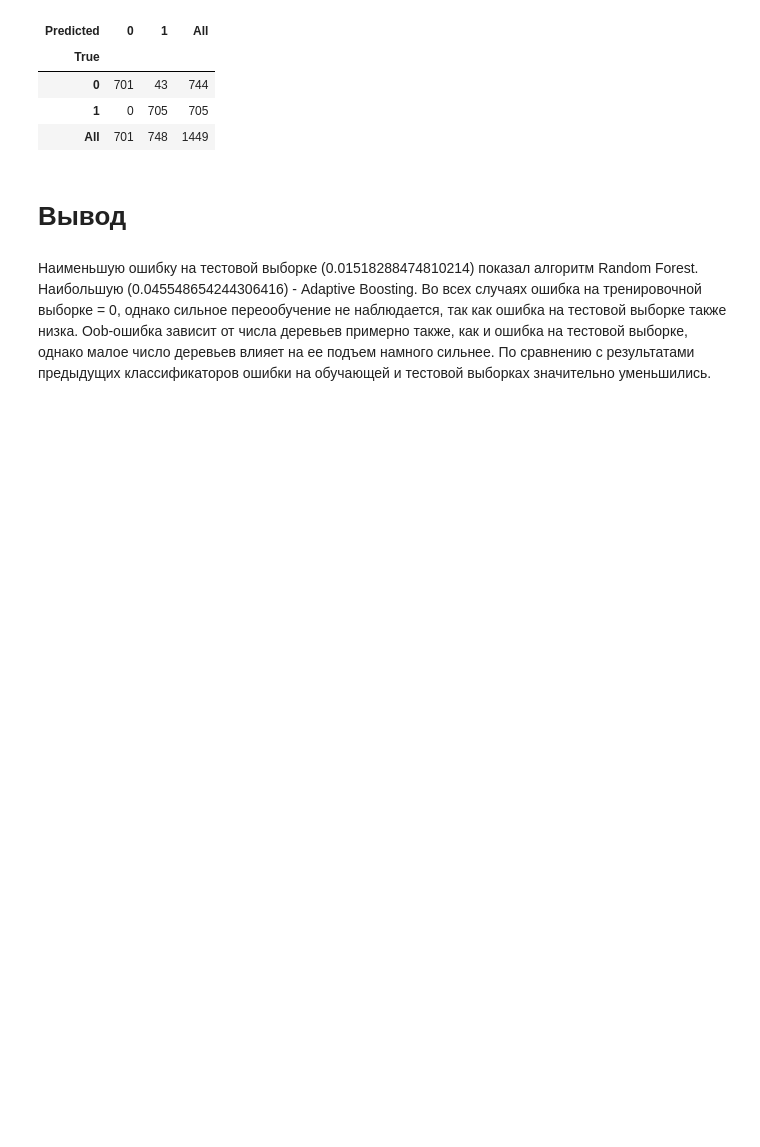
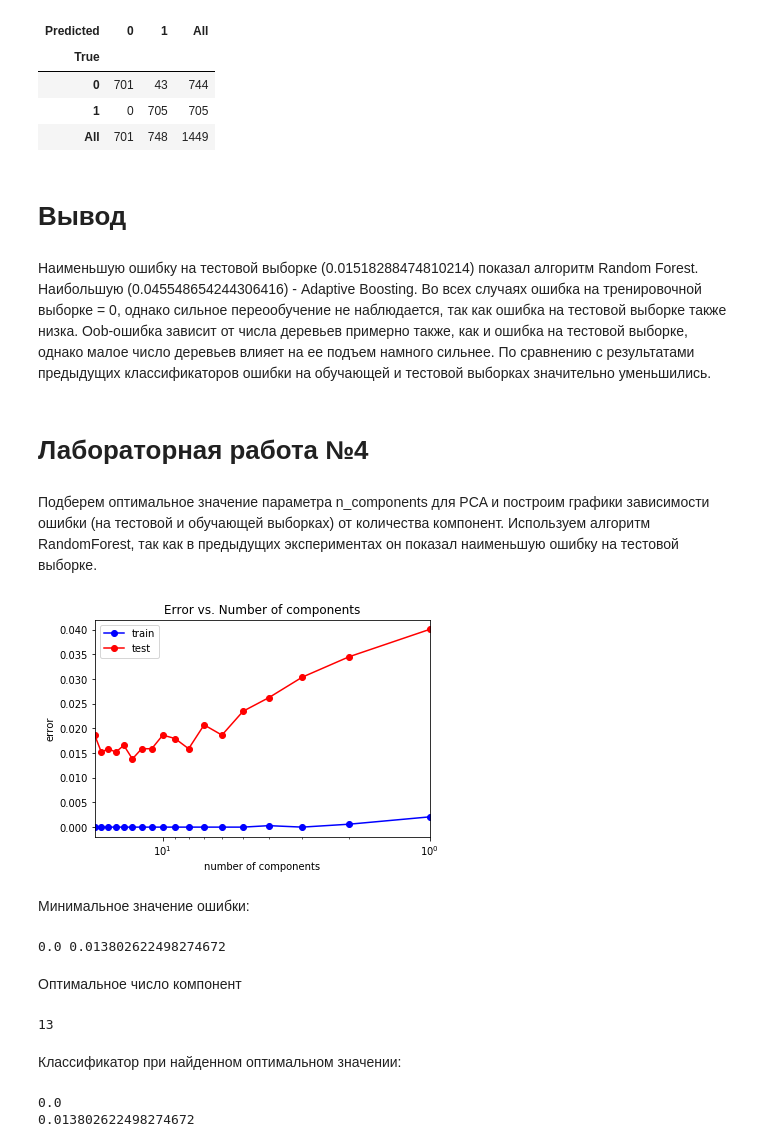
Before and after one commit to AlexanderSergeev/MachineLearning, a Jupyter notebook: LR.ipynb, the cells around one changed output. Cells and saved outputs as stored; diff of their text form; code cells hidden in the pictures; blank space fills up the shorter version.

```diff
--- a/LR.ipynb
+++ b/LR.ipynb
@@ -1194,3 +1194,70 @@ pd.crosstab(y_test, y_test_pred, rownames=['True'], colnames=['Predicted'], marg
 # Вывод
 # %% [markdown]
 Наименьшую ошибку на тестовой выборке (0.01518288474810214) показал алгоритм Random Forest. Наибольшую (0.045548654244306416) - Adaptive Boosting. Во всех случаях ошибка на тренировочной выборке = 0, однако сильное переообучение не наблюдается, так как ошибка на тестовой выборке также низка. Oob-ошибка зависит от числа деревьев примерно также, как и ошибка на тестовой выборке, однако малое число деревьев влияет на ее подъем намного сильнее. По сравнению с результатами предыдущих классификаторов ошибки на обучающей и тестовой выборках значительно уменьшились.
+# %% [markdown]
+# Лабораторная работа №4
+# %% [markdown]
+Подберем оптимальное значение параметра n_components для PCA и построим графики зависимости ошибки (на тестовой и обучающей выборках) от количества компонент. Используем алгоритм RandomForest, так как в предыдущих экспериментах он показал наименьшую ошибку на тестовой выборке.
+# %%
+from sklearn import ensemble
+from sklearn.decomposition import PCA
+# От 0 до 20 возможные значения
+n_components_arr = np.arange(1,19,1)
+test_err = []
+train_err = []
+for n_components in n_components_arr:
+    pca = PCA(n_components=n_components)
+    pca.fit(X_train)
+    X_train_pca = pca.transform(X_train)
+    X_test_pca = pca.transform(X_test)
+
+    rf = ensemble.RandomForestClassifier(n_estimators = 30, random_state = 42)
+    rf.fit(X_train_pca, y_train)
+    y_train_pred = rf.predict(X_train_pca)
+    y_test_pred = rf.predict(X_test_pca)
+    train_err.append(np.mean(y_train != y_train_pred))
+    test_err.append(np.mean(y_test != y_test_pred))
+
+plt.semilogx(n_components_arr, train_err, 'b-o', label = 'train')
+plt.semilogx(n_components_arr, test_err, 'r-o', label = 'test')
+plt.xlim([np.max(n_components_arr), np.min(n_components_arr)])
+plt.title('Error vs. Number of components')
+plt.xlabel('number of components')
+plt.ylabel('error')
+plt.legend()
+pass
+# %% [output]
+[figure, added]
+# %% [markdown]
+Минимальное значение ошибки:
+# %%
+min_train_err = np.min(train_err)
+min_test_err = np.min(test_err)
+print(min_train_err, min_test_err)
+# %% [output]
+0.0 0.013802622498274672
+# %% [markdown]
+Оптимальное число компонент
+# %%
+index = test_err.index(min_test_err)
+n_components_opt = n_components_arr[index]
+print(n_components_opt)
+# %% [output]
+13
+# %% [markdown]
+Классификатор при найденном оптимальном значении:
+# %%
+pca = PCA(n_components=n_components_opt)
+pca.fit(X_train)
+X_train_pca = pca.transform(X_train)
+X_test_pca = pca.transform(X_test)
+
+rf = ensemble.RandomForestClassifier(n_estimators = 30, random_state = 42)
+rf.fit(X_train_pca, y_train)
+y_train_pred = rf.predict(X_train_pca)
+y_test_pred = rf.predict(X_test_pca)
+print(np.mean(y_train != y_train_pred))
+print(np.mean(y_test != y_test_pred))
+# %% [output]
+0.0
+0.013802622498274672
```
Also changed, not shown: parts of 3 cells of this notebook.
